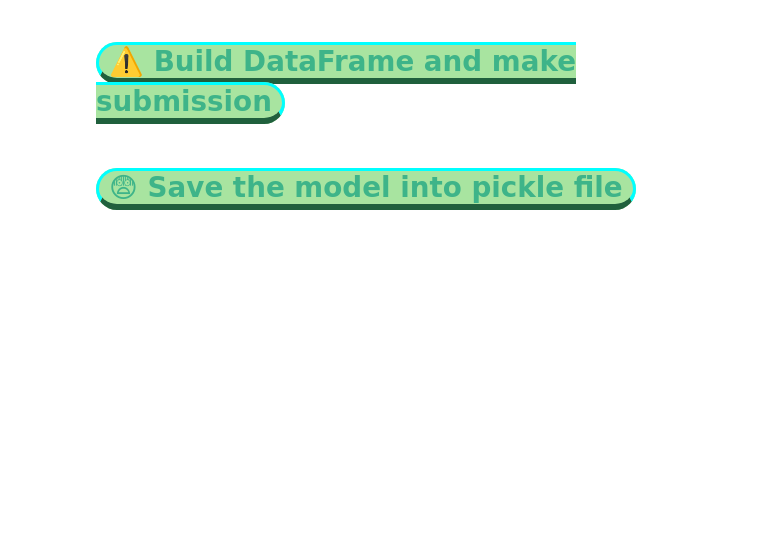
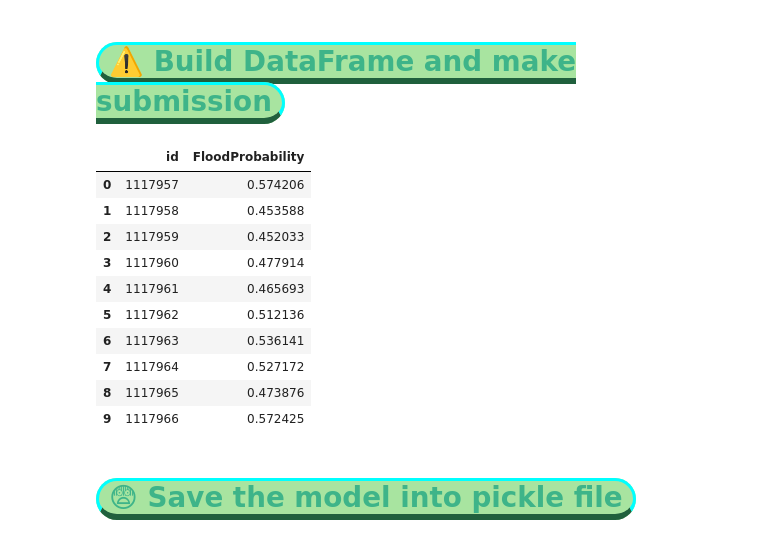
Before and after one commit to Ultraluxe25/Kapturov-s_Kaggle_Notebooks, a Jupyter notebook: 🌊⚠️⛈️😨🚣 Kapturov's solution of PS S4E5.ipynb, the cells around one changed output. Drawn from its saved outputs; the diff is of its cells as text; code cells hidden in the pictures; blank space fills up the shorter version.

Commit message:
Kaggle Notebook | 🌊⚠️⛈️😨🚣 Kapturov's solution of PS S4E5 | Version 24

```diff
--- a/🌊⚠️⛈️😨🚣 Kapturov's solution of PS S4E5.ipynb
+++ b/🌊⚠️⛈️😨🚣 Kapturov's solution of PS S4E5.ipynb
@@ -974,12 +970,22 @@ meta_model = XGBRegressor(
+# %%
+meta_model = LGBMRegressor(
+    n_estimators=483,
+    max_depth=82,
+    learning_rate=0.02956613668999794,
+    boosting_type='gbdt',
+    num_leaves=251,
+    min_child_samples=90,
+    random_state=27,
+)
 # %% [markdown]
 <a id='14'></a>
 # <span style="border-radius: 30px; border: aqua solid; padding: 0px 10px 0px 10px;color: #3EB489; border-bottom: 6px solid  #20603D; background-color: #A8E4A0;">😨 Creating and fitting the stacking model
 # %%
-# %%time
-# # Validation model
-# stacking_valid_model = StackingRegressor(estimators=base_models, final_estimator=meta_model)
-# stacking_valid_model.fit(X_train, y_train)
+%%time
+# Validation model
+stacking_valid_model = StackingRegressor(estimators=base_models, final_estimator=meta_model)
+stacking_valid_model.fit(X_train, y_train)
 
-# # Testing model
-# stacking_test_model = StackingRegressor(estimators=base_models, final_estimator=meta_model)
-# stacking_test_model.fit(X, y)
+# Testing model
+stacking_test_model = StackingRegressor(estimators=base_models, final_estimator=meta_model)
+stacking_test_model.fit(X, y)
@@ -1000,5 +1043,5 @@ meta_model = XGBRegressor(
 <a id='16'></a>
 # <span style="border-radius: 30px; border: aqua solid; padding: 0px 10px 0px 10px;color: #3EB489; border-bottom: 6px solid  #20603D; background-color: #A8E4A0;">🌊 Predict on the test data</span>
 # %%
-# y_pred_test = stacking_test_model.predict(test)
-# y_pred_test[:10]
+y_pred_test = stacking_test_model.predict(test)
+y_pred_test[:10]
@@ -1008,13 +1054,25 @@ meta_model = XGBRegressor(
 <a id='17'></a>
 # <span style="border-radius: 30px; border: aqua solid; padding: 0px 10px 0px 10px;color: #3EB489; border-bottom: 6px solid  #20603D; background-color: #A8E4A0;">⚠️ Build DataFrame and make submission</span>
 # %%
-# submission = pd.DataFrame({
-#     'id': sample_submission.id,
-#     'FloodProbability': y_pred_test
-# })
+submission = pd.DataFrame({
+    'id': sample_submission.id,
+    'FloodProbability': y_pred_test
+})
 
-# submission.to_csv('Kapturov_S4E5_submission.csv', index=False)
-# submission.head(10)
+submission.to_csv('Kapturov_S4E5_submission.csv', index=False)
+submission.head(10)
+# %% [output]
+|  | id | FloodProbability |
+| 0 | 1117957 | 0.574206 |
+| 1 | 1117958 | 0.453588 |
+| 2 | 1117959 | 0.452033 |
+| 3 | 1117960 | 0.477914 |
+| 4 | 1117961 | 0.465693 |
+| 5 | 1117962 | 0.512136 |
+| 6 | 1117963 | 0.536141 |
+| 7 | 1117964 | 0.527172 |
+| 8 | 1117965 | 0.473876 |
+| 9 | 1117966 | 0.572425 |
 # %% [markdown]
 <a id='18'></a>
 # <span style="border-radius: 30px; border: aqua solid; padding: 0px 10px 0px 10px;color: #3EB489; border-bottom: 6px solid  #20603D; background-color: #A8E4A0;">😨 Save the model into pickle file</span>
```
Also changed, not shown: parts of 8 cells of this notebook.
